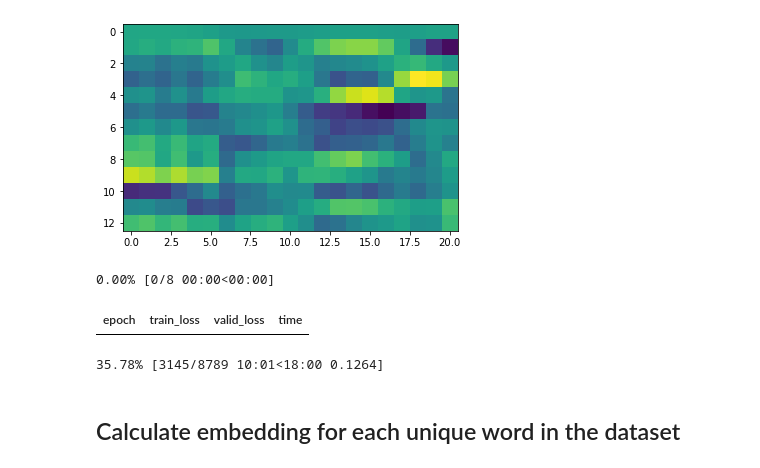
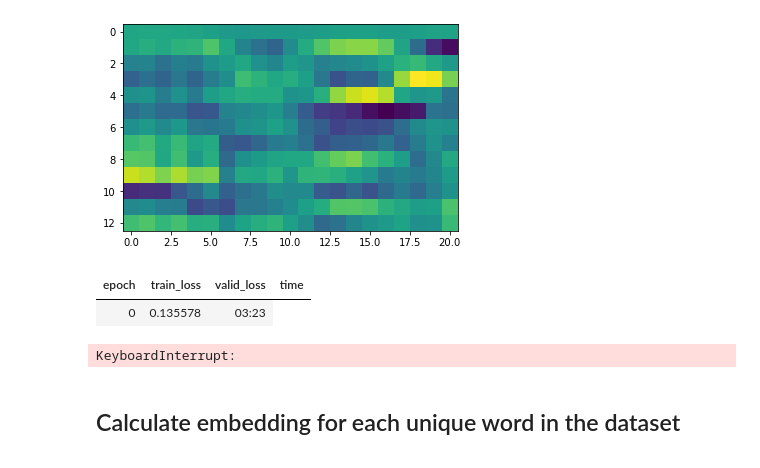
Before and after one commit to earthspecies/audio-embeddings, a Jupyter notebook: 03_optimized_model_with_teacher_forcing_and_balancing_of_epochs.ipynb, the cells around one changed output. Saved outputs shown, nothing was run; the diff lists cells and outputs as text; code cells hidden in the pictures.

```diff
--- a/03_optimized_model_with_teacher_forcing_and_balancing_of_epochs.ipynb
+++ b/03_optimized_model_with_teacher_forcing_and_balancing_of_epochs.ipynb
@@ -145,6 +137,8 @@ dls = DataLoaders(train_dl, valid_dl)
 # trying the solution I found here: https://github.com/pytorch/pytorch/issues/5040
 # which is to execute
 !sudo umount /dev/shm/ && sudo mount -t tmpfs -o rw,nosuid,nodev,noexec,relatime,size=50G shm /dev/shm
+# %%
+t = torch.zeros(1,1,50,20)
 # %%
 # unidirectional encoder
 teacher_forcing_ratio = 0
@@ -171,26 +165,17 @@ class Model(Module):
         self.lin1 = nn.Linear(hidden_size, hidden_size)
         self.lin2 = nn.Linear(hidden_size, 13)
 
-        self.encoder_hidden = nn.Parameter(torch.zeros(num_layers_encoder, BS, hidden_size))
-        nn.init.kaiming_normal_(self.encoder_hidden)
-        self.encoder_cell = nn.Parameter(torch.zeros(num_layers_encoder, BS, hidden_size))
-        nn.init.kaiming_normal_(self.encoder_cell)
-
-        self.decoder_hidden = nn.Parameter(torch.zeros(1, BS, hidden_size))
-        nn.init.kaiming_normal_(self.decoder_hidden)
-        self.decoder_cell = nn.Parameter(torch.zeros(1, BS, hidden_size))
-        nn.init.kaiming_normal_(self.decoder_cell)
-
     def forward(self, source_and_target_features):
         source_features = source_and_target_features[:, 0]
         target_features = source_and_target_features[:, 1]
-        _, (embeddings, _) = self.encoder(source_features, (self.encoder_hidden, self.encoder_cell ))
+        _, (embeddings, _) = self.encoder(source_features)
 
         outputs = torch.zeros_like(target_features)
 
         embeddings = embeddings[self.num_layers_encoder-1:self.num_layers_encoder]
-        hidden = self.decoder_hidden
-        cell = self.decoder_cell
+        hidden = embeddings
+        # hidden = torch.zeros_like(embeddings)
+        cell = torch.zeros_like(embeddings)
 
         input = torch.zeros((target_features.shape[0], 1, target_features.shape[2])).cuda()
         for t in range(target_features.shape[1]):
@@ -205,13 +190,15 @@ class Model(Module):
             if random.random() < teacher_forcing_ratio:
                 input = target_features[:, t, :].unsqueeze(1)
         return outputs
+# %%
+learn = Learner(dls.cuda(), Model().cuda(), loss_func=MSELoss(), lr=1e-3, opt_func=Adam)
 # %%
 # teacher_forcing_ratio = 0.25
-learn.fit(8, cbs=SaveModelCallback(fname='1e-3_Adam_first_input_all_zeros', every_epoch=True), lr=1e-3)
+learn.fit(4, cbs=SaveModelCallback(fname='1e-3_Adam_first_input_all_zeros', every_epoch=True), lr=1e-3)
 # %% [output]
+| epoch | train_loss | valid_loss | time |
+| 0 | 0.135578 | 03:23 |
-0.00% [0/8 00:00<00:00]
+KeyboardInterrupt:
-| epoch | train_loss | valid_loss | time |
-35.78% [3145/8789 10:01<18:00 0.1264]
 # %%
 # for batch in train_dl:
 #     break
```
Also changed, not shown: parts of 3 cells of this notebook.
